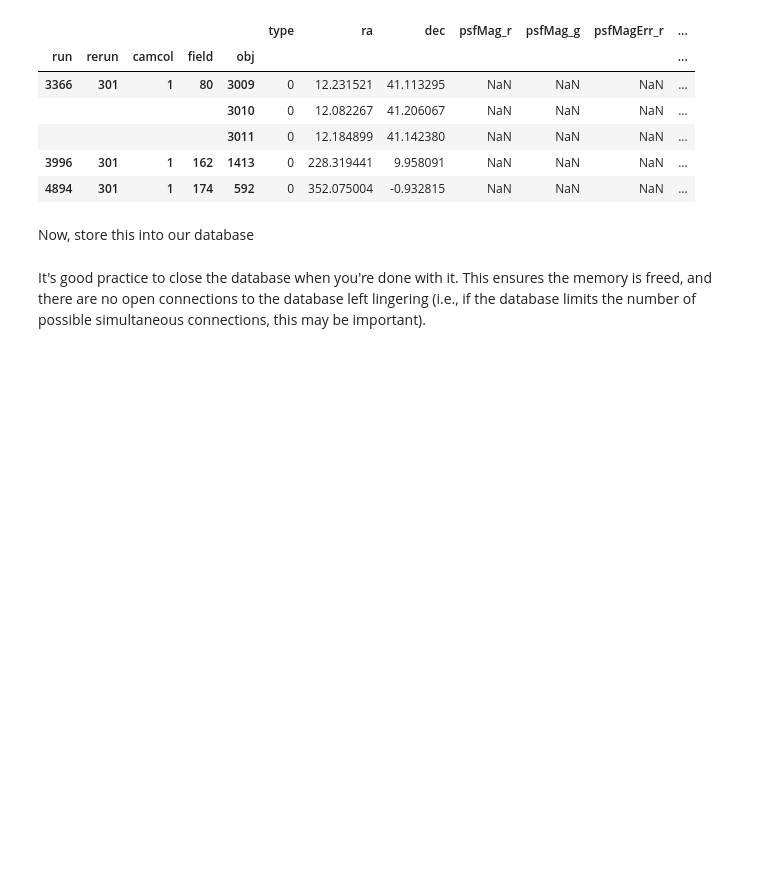
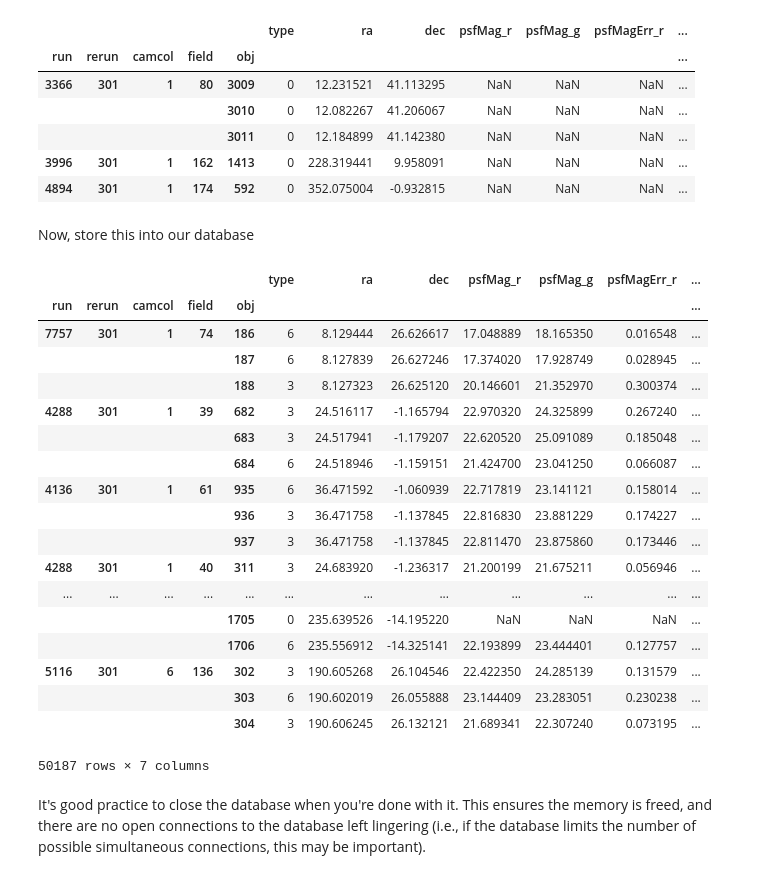
Before and after one commit to connolly/A302_2019, a Jupyter notebook: lectures/lecture-08-databases/lecture-09-databases-from-python.ipynb, the cells around one changed output. Drawn from its saved outputs; the diff is of its cells as text; code cells hidden in the pictures; blank space fills up the shorter version.

```diff
--- a/lectures/lecture-08-databases/lecture-09-databases-from-python.ipynb
+++ b/lectures/lecture-08-databases/lecture-09-databases-from-python.ipynb
@@ -350,6 +350,28 @@ sources[sources["psfMagErr_g"].isnull()][:5]
 | 4894 | 301 | 1 | 174 | 592 | 0 | 352.075004 | -0.932815 | NaN | NaN | NaN | ... |
 # %% [markdown]
 Now, store this into our database
+# %%
+sources
+# %% [output]
+|  |  |  |  |  | type | ra | dec | psfMag_r | psfMag_g | psfMagErr_r | ... |
+| run | rerun | camcol | field | obj |  |  |  |  |  |  | ... |
+| 7757 | 301 | 1 | 74 | 186 | 6 | 8.129444 | 26.626617 | 17.048889 | 18.165350 | 0.016548 | ... |
+|  |  |  |  | 187 | 6 | 8.127839 | 26.627246 | 17.374020 | 17.928749 | 0.028945 | ... |
+|  |  |  |  | 188 | 3 | 8.127323 | 26.625120 | 20.146601 | 21.352970 | 0.300374 | ... |
+| 4288 | 301 | 1 | 39 | 682 | 3 | 24.516117 | -1.165794 | 22.970320 | 24.325899 | 0.267240 | ... |
+|  |  |  |  | 683 | 3 | 24.517941 | -1.179207 | 22.620520 | 25.091089 | 0.185048 | ... |
+|  |  |  |  | 684 | 6 | 24.518946 | -1.159151 | 21.424700 | 23.041250 | 0.066087 | ... |
+| 4136 | 301 | 1 | 61 | 935 | 6 | 36.471592 | -1.060939 | 22.717819 | 23.141121 | 0.158014 | ... |
+|  |  |  |  | 936 | 3 | 36.471758 | -1.137845 | 22.816830 | 23.881229 | 0.174227 | ... |
+|  |  |  |  | 937 | 3 | 36.471758 | -1.137845 | 22.811470 | 23.875860 | 0.173446 | ... |
+| 4288 | 301 | 1 | 40 | 311 | 3 | 24.683920 | -1.236317 | 21.200199 | 21.675211 | 0.056946 | ... |
+| ... | ... | ... | ... | ... | ... | ... | ... | ... | ... | ... | ... |
+|  |  |  |  | 1705 | 0 | 235.639526 | -14.195220 | NaN | NaN | NaN | ... |
+|  |  |  |  | 1706 | 6 | 235.556912 | -14.325141 | 22.193899 | 23.444401 | 0.127757 | ... |
+| 5116 | 301 | 6 | 136 | 302 | 3 | 190.605268 | 26.104546 | 22.422350 | 24.285139 | 0.131579 | ... |
+|  |  |  |  | 303 | 6 | 190.602019 | 26.055888 | 23.144409 | 23.283051 | 0.230238 | ... |
+|  |  |  |  | 304 | 3 | 190.606245 | 26.132121 | 21.689341 | 22.307240 | 0.073195 | ... |
+50187 rows × 7 columns
 # %%
 runs.to_sql?
 # %%
```
Also changed, not shown: parts of 3 cells of this notebook, 1 other file.
